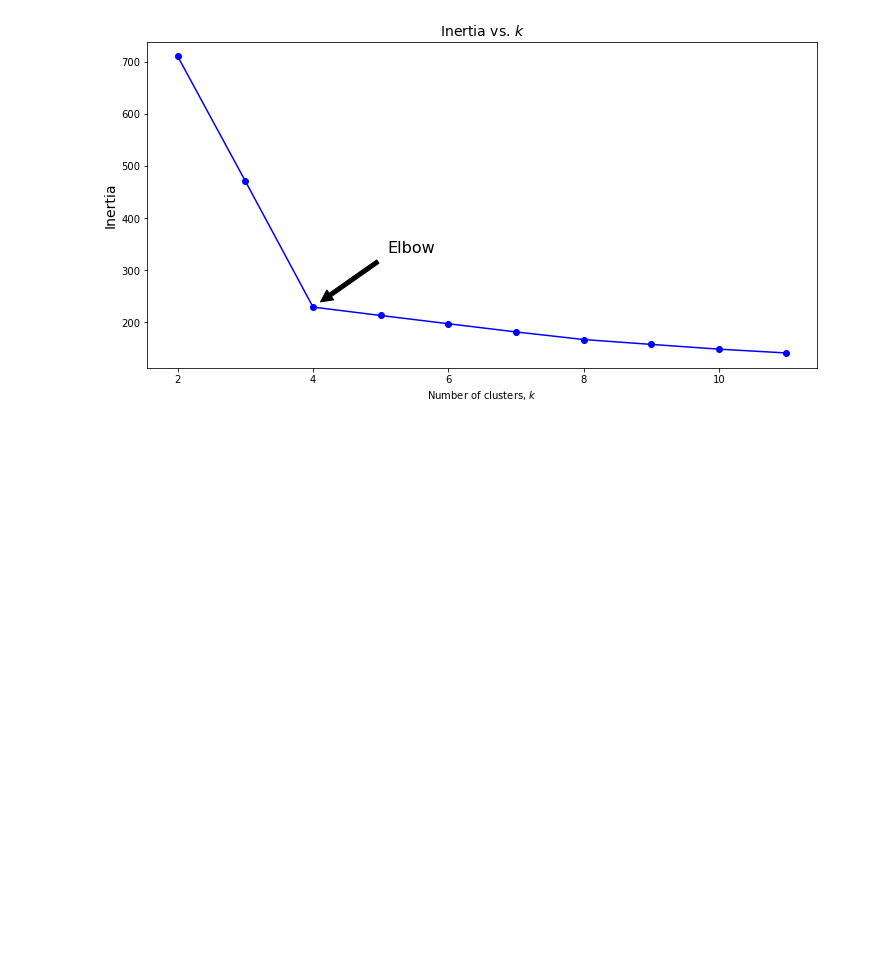
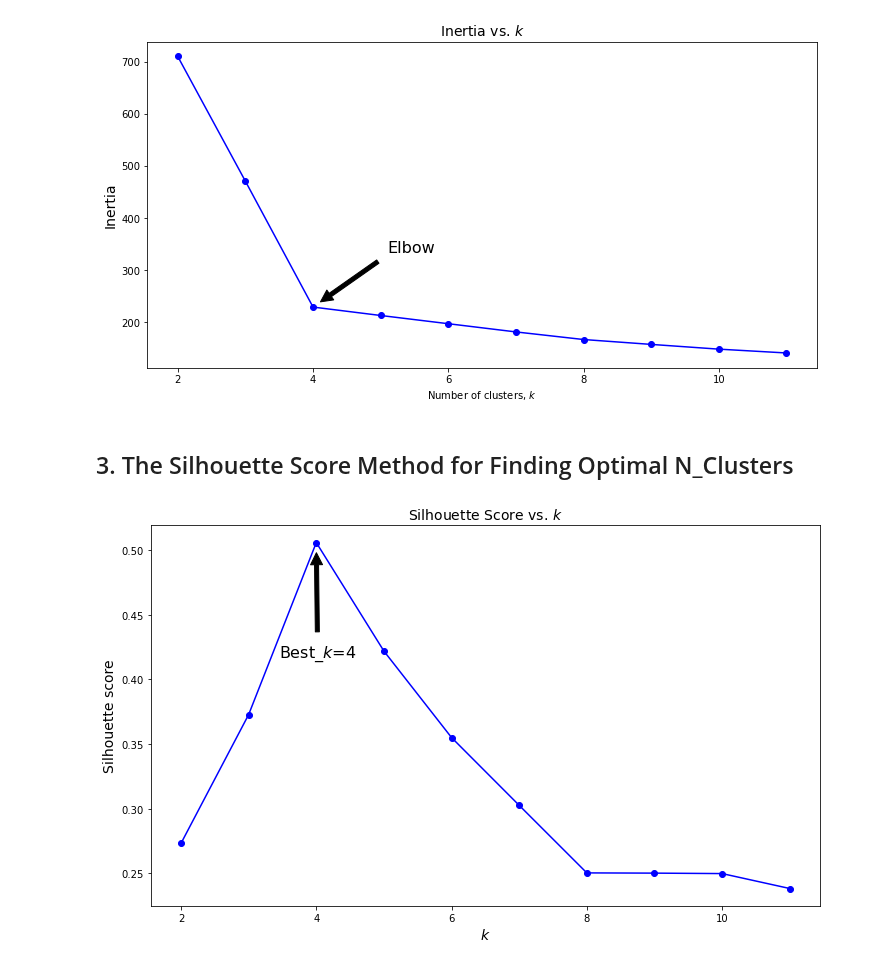
Before and after one commit to harera3/ML_Portfolio, a Jupyter notebook: 31_Tetra_Cluster_Model_Training.ipynb, the cells around one changed output. Saved outputs shown, nothing was run; the diff lists cells and outputs as text; code cells hidden in the pictures; blank space fills up the shorter version.

Commit message:
3. silhouette score

```diff
--- a/31_Tetra_Cluster_Model_Training.ipynb
+++ b/31_Tetra_Cluster_Model_Training.ipynb
@@ -59,3 +59,26 @@ plt.annotate('Elbow',
 plt.show()
 # %% [output]
 [figure]
+# %% [markdown]
+## 3. The Silhouette Score Method for Finding Optimal N_Clusters
+# %%
+from sklearn.metrics import silhouette_score
+
+silhouette_scores = [silhouette_score(X_train, model.labels_)
+                     for model in kmeans_per_k]
+
+plt.figure(figsize=(12, 7))
+plt.plot(range(2, 12), silhouette_scores, "bo-")
+plt.title('Silhouette Score vs. $k$', fontsize=14)
+plt.xlabel("$k$", fontsize=14)
+plt.ylabel("Silhouette score", fontsize=14)
+plt.annotate('Best_$k$=4',
+             xy=(4, silhouette_scores[2]),
+             xytext=(0.25, 0.65),
+             textcoords='figure fraction',
+             fontsize=16,
+             arrowprops=dict(facecolor='black', shrink=0.1)
+            )
+plt.show()
+# %% [output]
+[figure, added]
```
